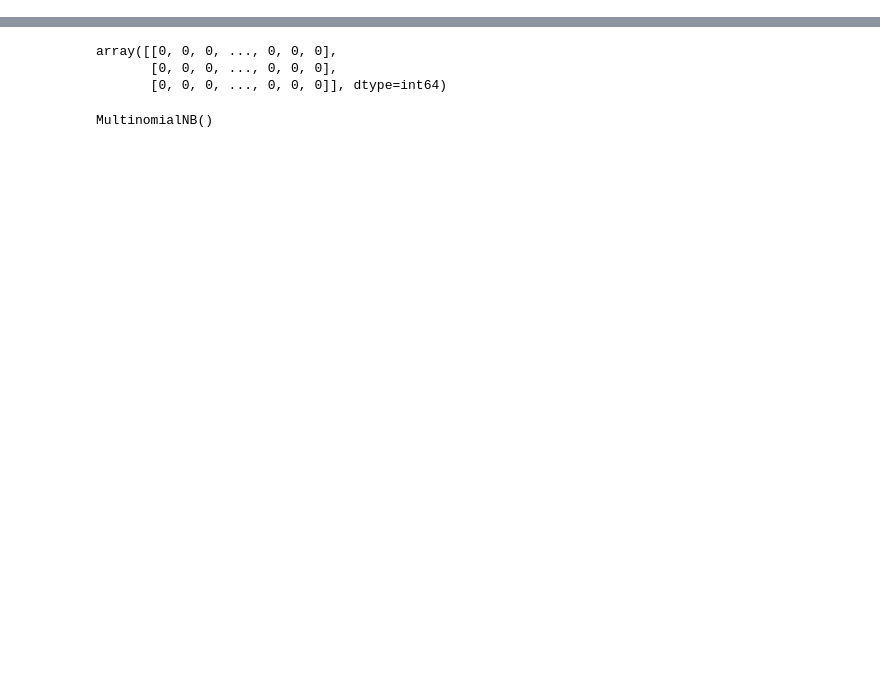
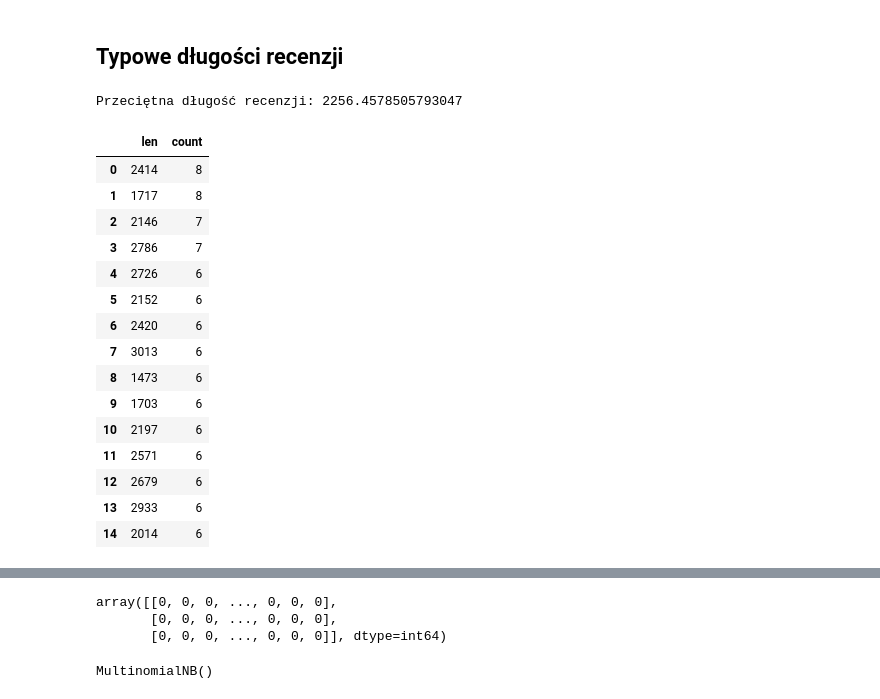
Before and after one commit to tojatos/SI, a Jupyter notebook: MachineLearning/zad1.ipynb, the cells around one changed output, grey strips where cells are left out. Cells and saved outputs as stored; diff of their text form; code cells hidden in the pictures; blank space fills up the shorter version.

```diff
--- a/MachineLearning/zad1.ipynb
+++ b/MachineLearning/zad1.ipynb
@@ -51,0 +60,26 @@ df.groupby('label.4class').describe()
+# %% [markdown]
+## Typowe długości recenzji
+# %%
+subj_len_list = df.subj.map(len)
+
+print('Przeciętna długość recenzji: ' + str(subj_len_list.mean()))
+
+subj_len_list.reset_index(name='len')[['len']].groupby('len').size().T.sort_values(ascending=False).head(15).reset_index(name='count')
+# %% [output]
+Przeciętna długość recenzji: 2256.4578505793047
+|  | len | count |
+| 0 | 2414 | 8 |
+| 1 | 1717 | 8 |
+| 2 | 2146 | 7 |
+| 3 | 2786 | 7 |
+| 4 | 2726 | 6 |
+| 5 | 2152 | 6 |
+| 6 | 2420 | 6 |
+| 7 | 3013 | 6 |
+| 8 | 1473 | 6 |
+| 9 | 1703 | 6 |
+| 10 | 2197 | 6 |
+| 11 | 2571 | 6 |
+| 12 | 2679 | 6 |
+| 13 | 2933 | 6 |
+| 14 | 2014 | 6 |
```
Also changed, not shown: parts of 21 cells of this notebook, 6 other files.
